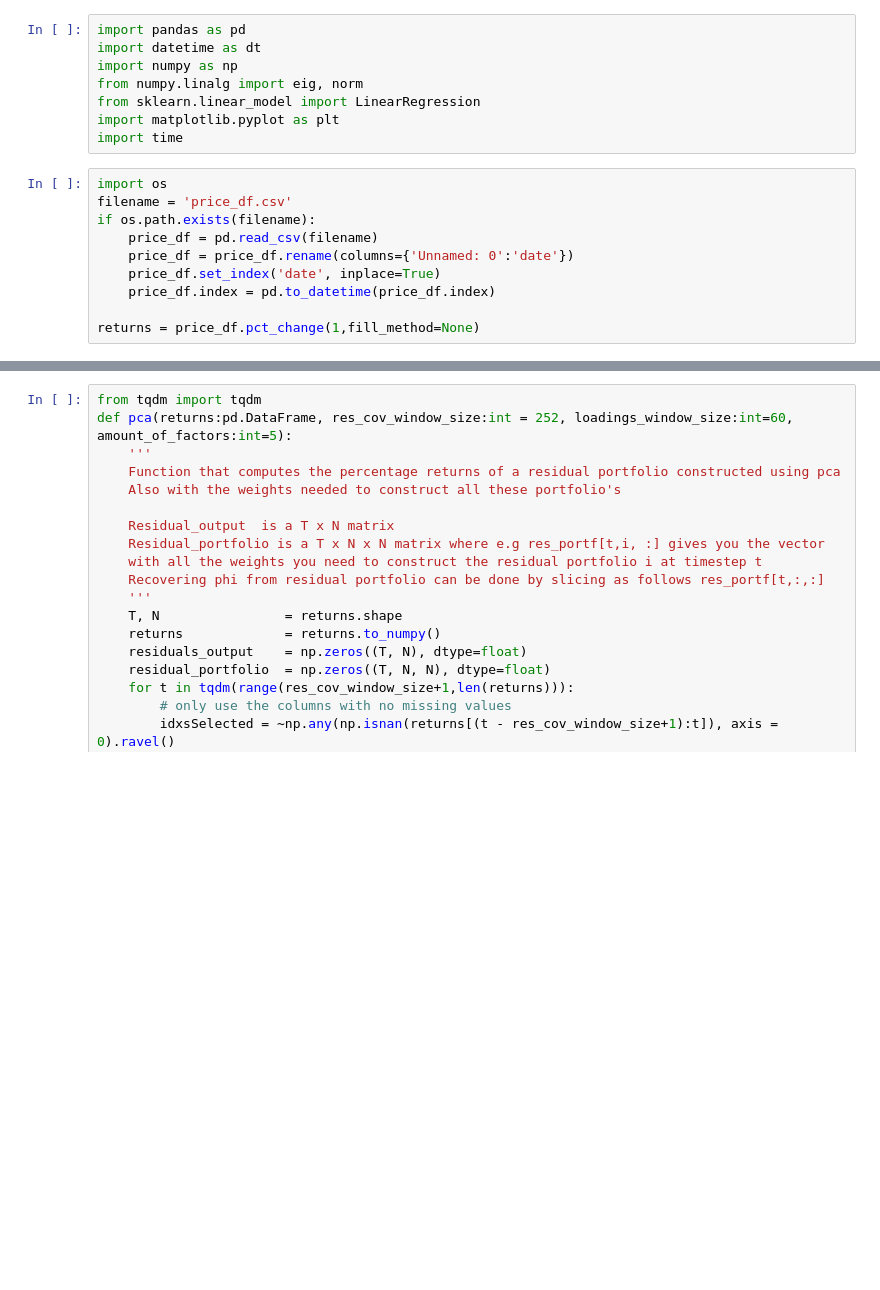
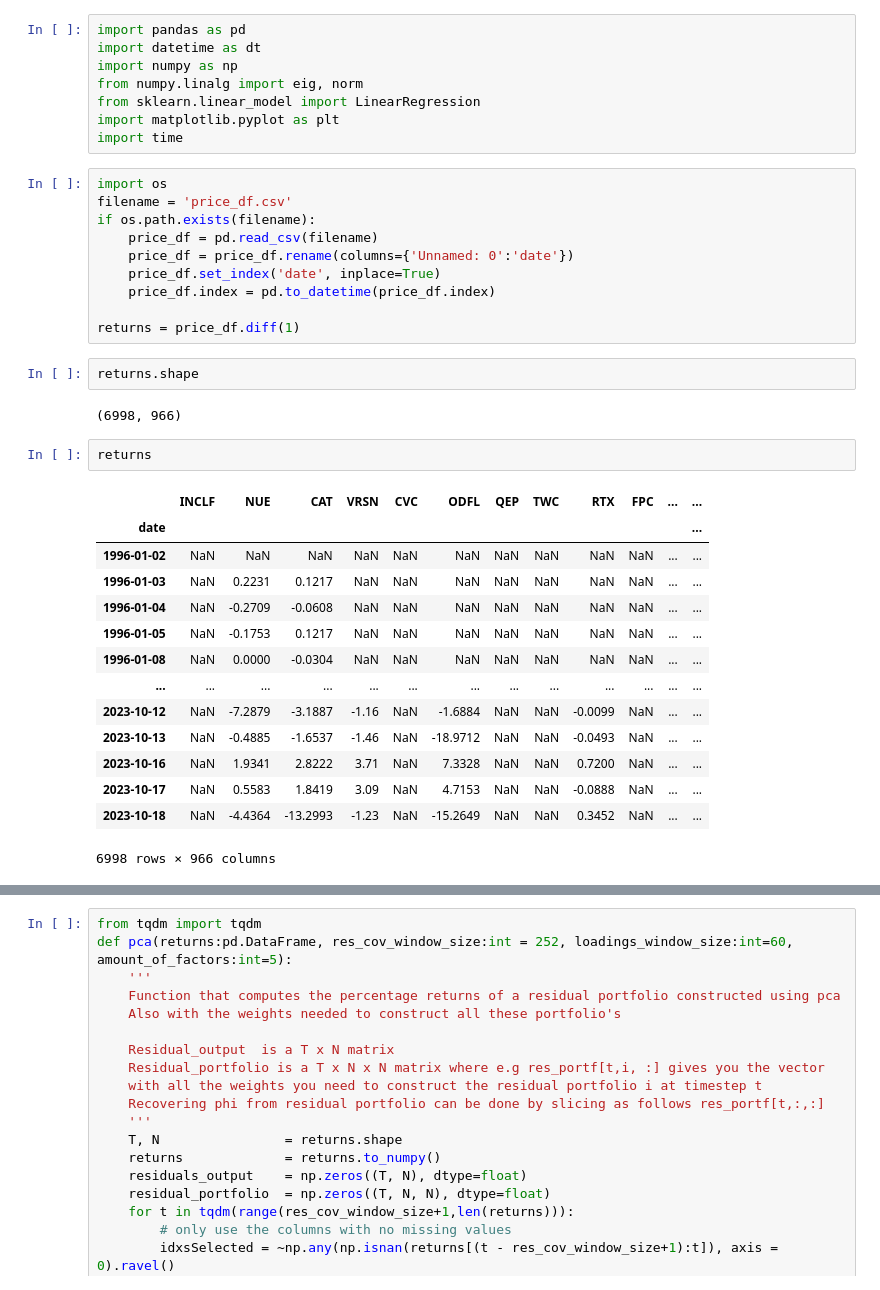
Before and after one commit to quintengeerts2000/MasterThesis-DRL_applications_to_stat_arb, a Jupyter notebook: empirical_analysis/residual_creation.ipynb, the cells around one changed output, grey strips where cells are left out. Cells and saved outputs as stored; diff of their text form; blank space fills up the shorter version.

```diff
--- a/empirical_analysis/residual_creation.ipynb
+++ b/empirical_analysis/residual_creation.ipynb
@@ -18,4 +18,25 @@ if os.path.exists(filename):
     price_df.set_index('date', inplace=True)
     price_df.index = pd.to_datetime(price_df.index)
 
-returns = price_df.pct_change(1,fill_method=None)
+returns = price_df.diff(1)
+# %%
+returns.shape
+# %% [output]
+(6998, 966)
+# %%
+returns
+# %% [output]
+|  | INCLF | NUE | CAT | VRSN | CVC | ODFL | QEP | TWC | RTX | FPC | ... | ... |
+| date |  |  |  |  |  |  |  |  |  |  |  | ... |
+| 1996-01-02 | NaN | NaN | NaN | NaN | NaN | NaN | NaN | NaN | NaN | NaN | ... | ... |
+| 1996-01-03 | NaN | 0.2231 | 0.1217 | NaN | NaN | NaN | NaN | NaN | NaN | NaN | ... | ... |
+| 1996-01-04 | NaN | -0.2709 | -0.0608 | NaN | NaN | NaN | NaN | NaN | NaN | NaN | ... | ... |
+| 1996-01-05 | NaN | -0.1753 | 0.1217 | NaN | NaN | NaN | NaN | NaN | NaN | NaN | ... | ... |
+| 1996-01-08 | NaN | 0.0000 | -0.0304 | NaN | NaN | NaN | NaN | NaN | NaN | NaN | ... | ... |
+| ... | ... | ... | ... | ... | ... | ... | ... | ... | ... | ... | ... | ... |
+| 2023-10-12 | NaN | -7.2879 | -3.1887 | -1.16 | NaN | -1.6884 | NaN | NaN | -0.0099 | NaN | ... | ... |
+| 2023-10-13 | NaN | -0.4885 | -1.6537 | -1.46 | NaN | -18.9712 | NaN | NaN | -0.0493 | NaN | ... | ... |
+| 2023-10-16 | NaN | 1.9341 | 2.8222 | 3.71 | NaN | 7.3328 | NaN | NaN | 0.7200 | NaN | ... | ... |
+| 2023-10-17 | NaN | 0.5583 | 1.8419 | 3.09 | NaN | 4.7153 | NaN | NaN | -0.0888 | NaN | ... | ... |
+| 2023-10-18 | NaN | -4.4364 | -13.2993 | -1.23 | NaN | -15.2649 | NaN | NaN | 0.3452 | NaN | ... | ... |
+6998 rows × 966 columns
```
Also changed, not shown: parts of 23 cells of this notebook, 1 other file.
